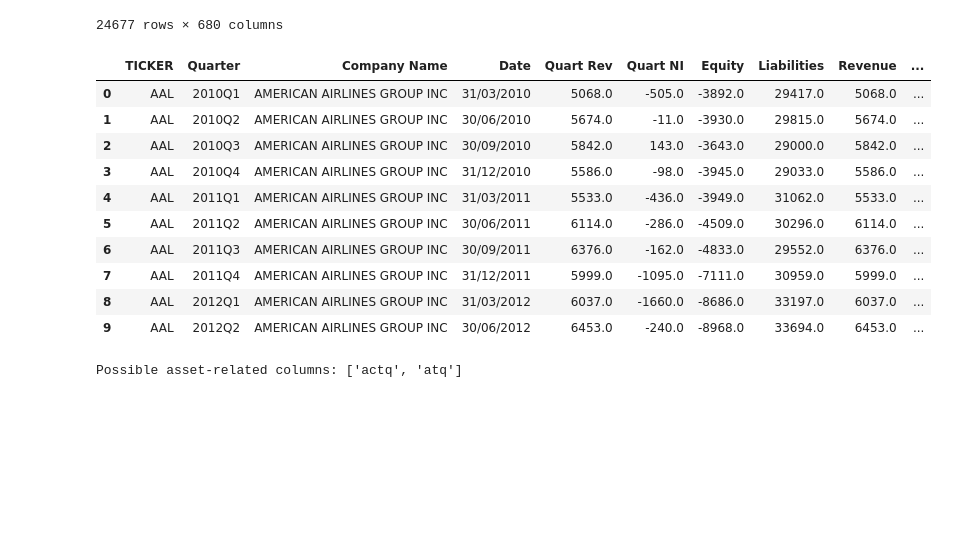
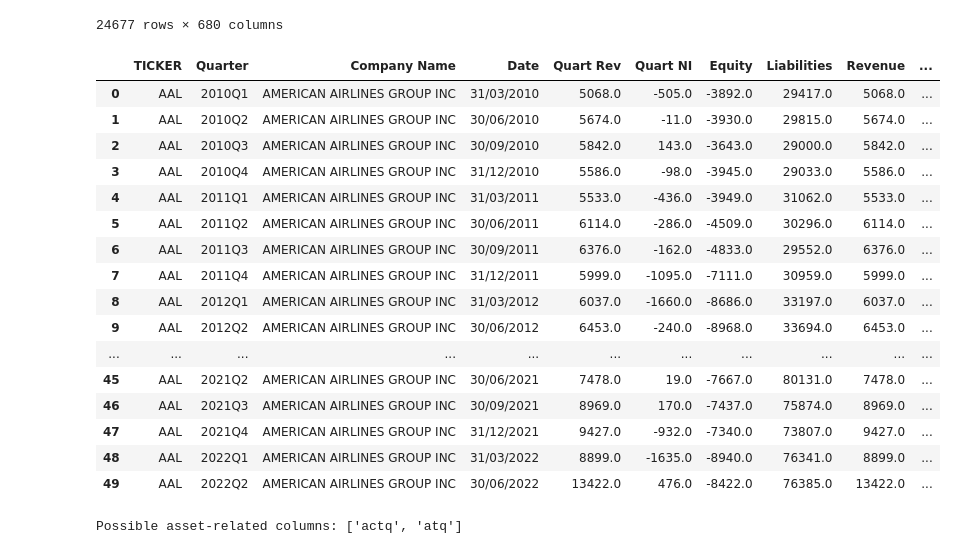
Before and after one commit to jajajalalalala/factor_analysis, a Jupyter notebook: data_builder.ipynb, the cells around one changed output. Saved outputs shown, nothing was run; the diff lists cells and outputs as text; code cells hidden in the pictures; blank space fills up the shorter version.

```diff
--- a/project.ipynb
+++ b/data_builder.ipynb
@@ -418,35 +418,40 @@ compustat_field_mapping = {
     'actq': {
         'name': "Current Asset"
     }
 }
 
 # Convert the updated mapping to a DataFrame for review
 required_fields = list(compustat_field_mapping.keys())
 available_fields = [field for field in required_fields if field in fundamental_raw.columns]
 fundamental_raw_filtered = fundamental_raw[available_fields]
 rename_mapping = {key: value['name'] for key, value in compustat_field_mapping.items() if key in fundamental_raw.columns}
 fundamental_raw_filtered = fundamental_raw_filtered.rename(columns=rename_mapping)
 fundamental_raw_filtered = fundamental_raw_filtered.dropna(subset=['Equity', 'Quarter']).copy()
 fundamental_raw_filtered['Quarter'] = pd.PeriodIndex(
     fundamental_raw_filtered['Quarter'], freq='Q'
 )
-fundamental_raw_filtered['EPS'] = fundamental_raw_filtered['Quart NI'] / fundamental_raw_filtered['Equity']
 fundamental_raw_filtered['Liabilities'] = fundamental_raw_filtered['Asset'] - fundamental_raw_filtered['Equity']
 
 
-fundamental_raw_filtered.head(10)
+fundamental_raw_filtered.head(50)
 # %% [output]
 |  | TICKER | Quarter | Company Name | Date | Quart Rev | Quart NI | Equity | Liabilities | Revenue | ... |
 | 0 | AAL | 2010Q1 | AMERICAN AIRLINES GROUP INC | 31/03/2010 | 5068.0 | -505.0 | -3892.0 | 29417.0 | 5068.0 | ... |
 | 1 | AAL | 2010Q2 | AMERICAN AIRLINES GROUP INC | 30/06/2010 | 5674.0 | -11.0 | -3930.0 | 29815.0 | 5674.0 | ... |
 | 2 | AAL | 2010Q3 | AMERICAN AIRLINES GROUP INC | 30/09/2010 | 5842.0 | 143.0 | -3643.0 | 29000.0 | 5842.0 | ... |
 | 3 | AAL | 2010Q4 | AMERICAN AIRLINES GROUP INC | 31/12/2010 | 5586.0 | -98.0 | -3945.0 | 29033.0 | 5586.0 | ... |
 | 4 | AAL | 2011Q1 | AMERICAN AIRLINES GROUP INC | 31/03/2011 | 5533.0 | -436.0 | -3949.0 | 31062.0 | 5533.0 | ... |
 | 5 | AAL | 2011Q2 | AMERICAN AIRLINES GROUP INC | 30/06/2011 | 6114.0 | -286.0 | -4509.0 | 30296.0 | 6114.0 | ... |
 | 6 | AAL | 2011Q3 | AMERICAN AIRLINES GROUP INC | 30/09/2011 | 6376.0 | -162.0 | -4833.0 | 29552.0 | 6376.0 | ... |
 | 7 | AAL | 2011Q4 | AMERICAN AIRLINES GROUP INC | 31/12/2011 | 5999.0 | -1095.0 | -7111.0 | 30959.0 | 5999.0 | ... |
 | 8 | AAL | 2012Q1 | AMERICAN AIRLINES GROUP INC | 31/03/2012 | 6037.0 | -1660.0 | -8686.0 | 33197.0 | 6037.0 | ... |
 | 9 | AAL | 2012Q2 | AMERICAN AIRLINES GROUP INC | 30/06/2012 | 6453.0 | -240.0 | -8968.0 | 33694.0 | 6453.0 | ... |
+| ... | ... | ... | ... | ... | ... | ... | ... | ... | ... | ... |
+| 45 | AAL | 2021Q2 | AMERICAN AIRLINES GROUP INC | 30/06/2021 | 7478.0 | 19.0 | -7667.0 | 80131.0 | 7478.0 | ... |
+| 46 | AAL | 2021Q3 | AMERICAN AIRLINES GROUP INC | 30/09/2021 | 8969.0 | 170.0 | -7437.0 | 75874.0 | 8969.0 | ... |
+| 47 | AAL | 2021Q4 | AMERICAN AIRLINES GROUP INC | 31/12/2021 | 9427.0 | -932.0 | -7340.0 | 73807.0 | 9427.0 | ... |
+| 48 | AAL | 2022Q1 | AMERICAN AIRLINES GROUP INC | 31/03/2022 | 8899.0 | -1635.0 | -8940.0 | 76341.0 | 8899.0 | ... |
+| 49 | AAL | 2022Q2 | AMERICAN AIRLINES GROUP INC | 30/06/2022 | 13422.0 | 476.0 | -8422.0 | 76385.0 | 13422.0 | ... |
 # %%
 # Sanity check
 asset_columns = [col for col in fundamental_raw.columns if 'asset' in col.lower() or col in ['atq', 'actq']]
```
Also changed, not shown: parts of 8 cells of this notebook, 1 other file.
